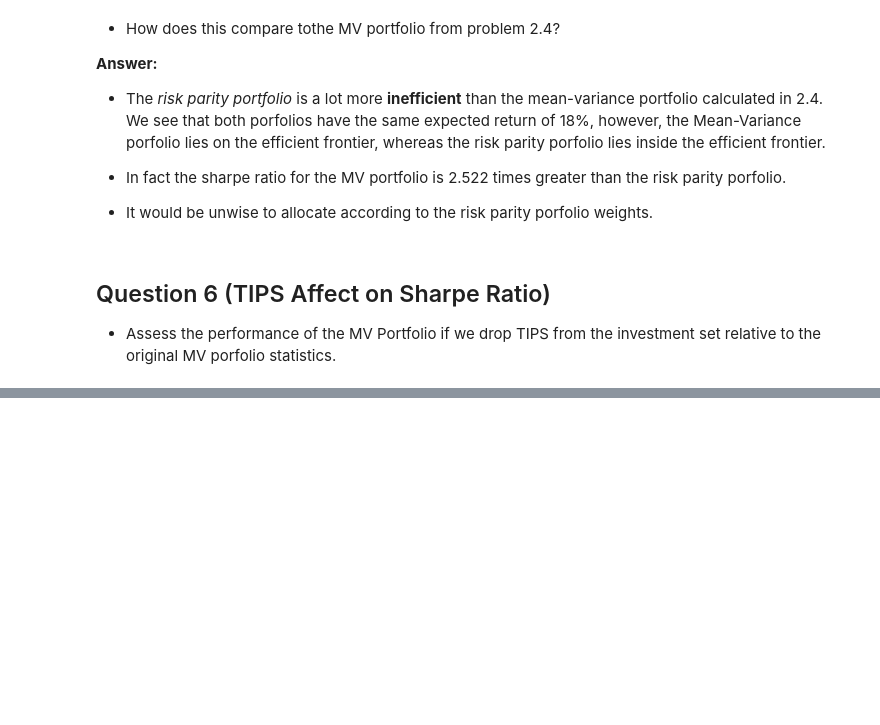
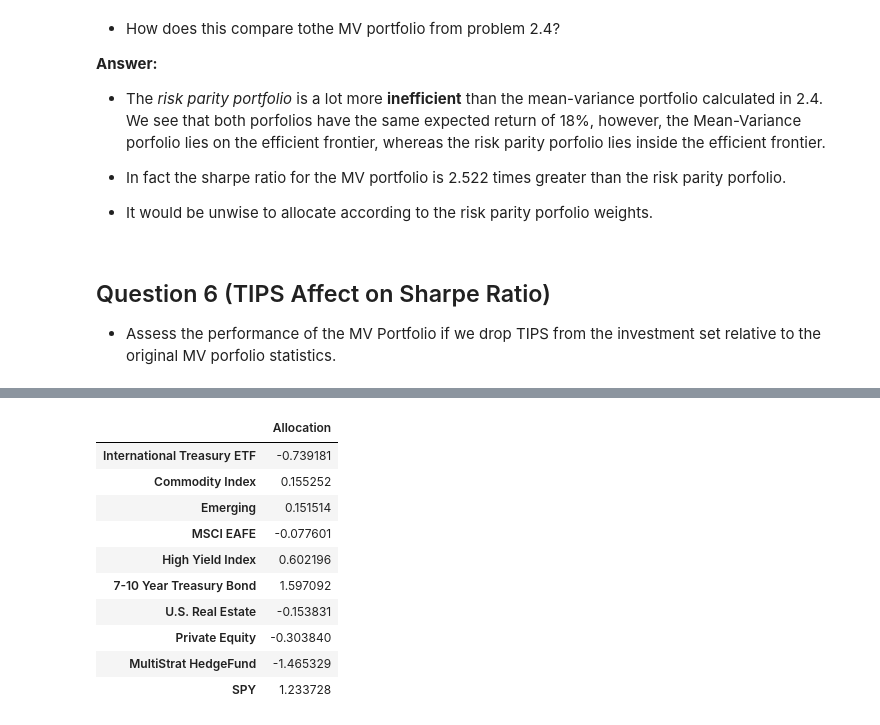
Before and after one commit to dcstein22/portfolio_theory, a Jupyter notebook: Homework_1.ipynb, the cells around one changed output, grey strips where cells are left out. Drawn from its saved outputs; the diff is of its cells as text; code cells hidden in the pictures; blank space fills up the shorter version.

```diff
--- a/Homework_1.ipynb
+++ b/Homework_1.ipynb
@@ -402,0 +370,3 @@ AttributeError: 'float' object has no attribute 'dropna'
+# %%
+tangency_weight_no_tip = compute_tangency(total_return_2)
+tangency_weight_no_tip
@@ -402,0 +391,15 @@ AttributeError: 'float' object has no attribute 'dropna'
+# %%
+optimized_no_tip = target_mv_portfolio(total_return_2, tangency_weight_no_tip[0],0.015)
+pd.DataFrame(optimized_no_tip, columns = ["Allocation"])
+# %% [output]
+|  | Allocation |
+| International Treasury ETF | -0.739181 |
+| Commodity Index | 0.155252 |
+| Emerging | 0.151514 |
+| MSCI EAFE | -0.077601 |
+| High Yield Index | 0.602196 |
+| 7-10 Year Treasury Bond | 1.597092 |
+| U.S. Real Estate | -0.153831 |
+| Private Equity | -0.303840 |
+| MultiStrat HedgeFund | -1.465329 |
+| SPY | 1.233728 |
```
Also changed, not shown: parts of 21 cells of this notebook.
